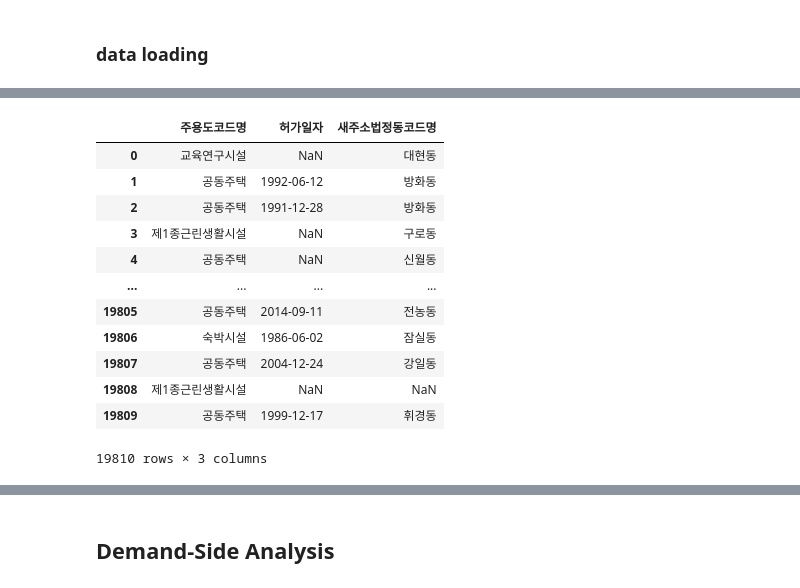
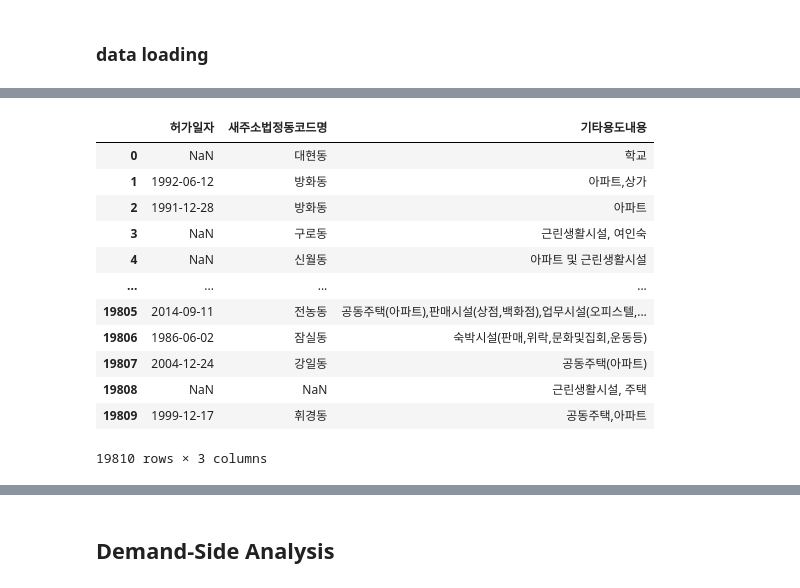
Before and after one commit to Jongseok103/UOS-Assignments, a Jupyter notebook: Statistics for Data Science/SDS_Assignment01/EDA.ipynb, the cells around one changed output, grey strips where cells are left out. Saved outputs shown, nothing was run; the diff lists cells and outputs as text; code cells hidden in the pictures.

```diff
--- a/Statistics for Data Science/SDS_Assignment01/EDA.ipynb
+++ b/Statistics for Data Science/SDS_Assignment01/EDA.ipynb
@@ -566,18 +568,18 @@ data.describe()
 # %%
-selected_columns = ['주용도코드명', '허가일자', '새주소법정동코드명']
+selected_columns = ['허가일자', '새주소법정동코드명', '기타용도내용']
 data = data[selected_columns]
 data
 # %% [output]
-|  | 주용도코드명 | 허가일자 | 새주소법정동코드명 |
-| 0 | 교육연구시설 | NaN | 대현동 |
-| 1 | 공동주택 | 1992-06-12 | 방화동 |
-| 2 | 공동주택 | 1991-12-28 | 방화동 |
-| 3 | 제1종근린생활시설 | NaN | 구로동 |
-| 4 | 공동주택 | NaN | 신월동 |
+|  | 허가일자 | 새주소법정동코드명 | 기타용도내용 |
+| 0 | NaN | 대현동 | 학교 |
+| 1 | 1992-06-12 | 방화동 | 아파트,상가 |
+| 2 | 1991-12-28 | 방화동 | 아파트 |
+| 3 | NaN | 구로동 | 근린생활시설, 여인숙 |
+| 4 | NaN | 신월동 | 아파트 및 근린생활시설 |
 | ... | ... | ... | ... |
-| 19805 | 공동주택 | 2014-09-11 | 전농동 |
-| 19806 | 숙박시설 | 1986-06-02 | 잠실동 |
-| 19807 | 공동주택 | 2004-12-24 | 강일동 |
-| 19808 | 제1종근린생활시설 | NaN | NaN |
-| 19809 | 공동주택 | 1999-12-17 | 휘경동 |
+| 19805 | 2014-09-11 | 전농동 | 공동주택(아파트),판매시설(상점,백화점),업무시설(오피스텔,... |
+| 19806 | 1986-06-02 | 잠실동 | 숙박시설(판매,위락,문화및집회,운동등) |
+| 19807 | 2004-12-24 | 강일동 | 공동주택(아파트) |
+| 19808 | NaN | NaN | 근린생활시설, 주택 |
+| 19809 | 1999-12-17 | 휘경동 | 공동주택,아파트 |
 19810 rows × 3 columns
```
Also changed, not shown: parts of 8 cells of this notebook.
